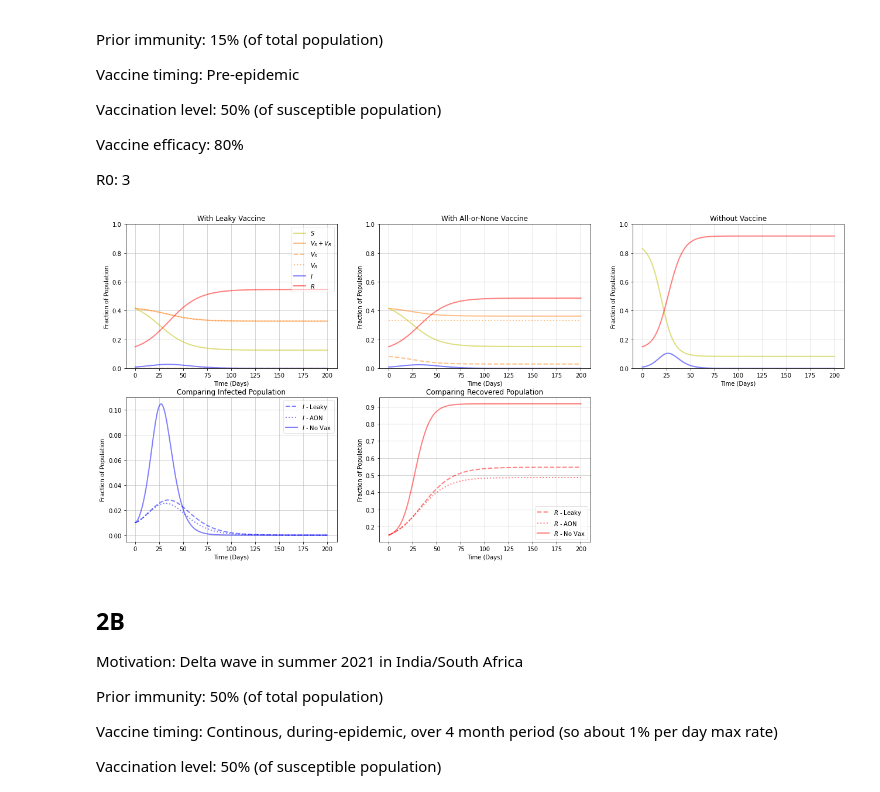
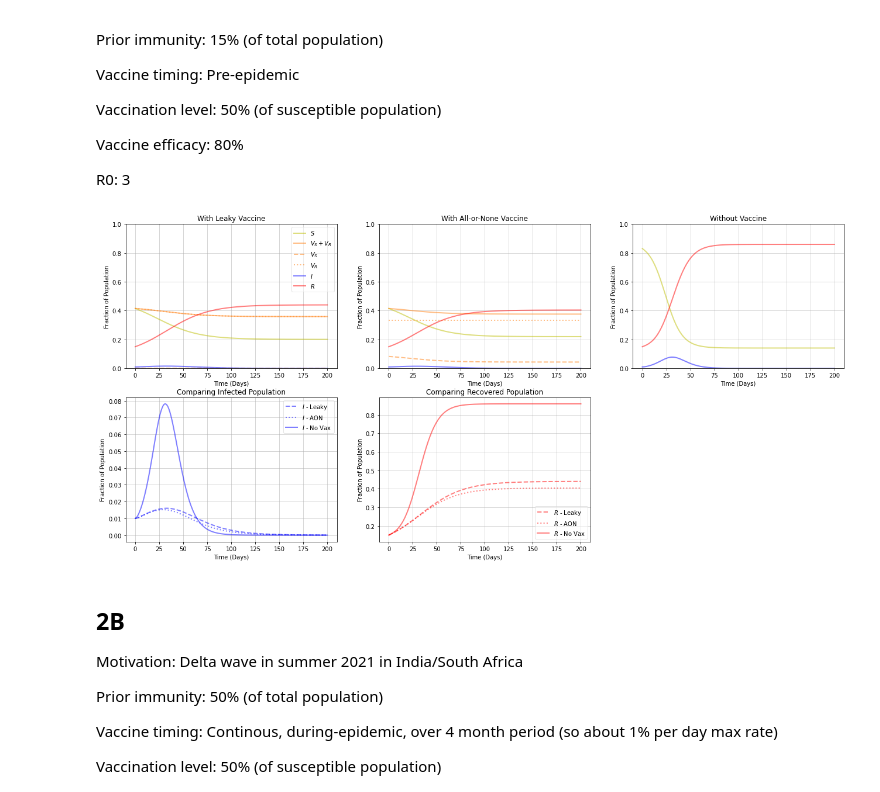
Before and after one commit to anjalika-nande/VaccineEfficacy, a Jupyter notebook: WORKING/Scenarios_contvax_timeseries.ipynb, the cells around one changed output. Saved outputs shown, nothing was run; the diff lists cells and outputs as text; code cells hidden in the pictures.

```diff
--- a/WORKING/Scenarios_contvax_timeseries.ipynb
+++ b/WORKING/Scenarios_contvax_timeseries.ipynb
@@ -117,37 +228,37 @@ Vaccine efficacy: 80%
 R0: 3
 # %%
 ### define parameter values
-sigma = 1/4; gamma = 1/4; R0 = 3; beta = R0 * gamma; t = 200
+sigma = 1/4; gamma = 1/4; R0 = 2.5; beta = R0 * gamma; t = 200
 #fc = 1/eps * (1 - 1/R0)
 
 # initial conditions based on prior immunity
 s0 = 0.83; e0 = 0.01; i0 = 0.01; r0 = 0.15
 y0 = [s0, e0, i0, r0]
 
 # vaccine efficacy
 eps = 0.8
 
 # vaccine timing
 tv = -1
 #v = 0.02 # ln2 / 30.5 (half of S vaccinated by 30 days?)
 
 # vaccination level
 fv = s0 * 0.5
 
 # no vaccination
 sol = solve_ivp(seir_ivp, [0, t], y0, args=(beta, sigma, gamma), dense_output=True, t_eval = np.linspace(0, t, t+1))
 
 ### run model - instantaneous vaccination
 # leaky
 sim_leaky_0_below = run_modified_seir_ivp(y0, t, tv, beta, sigma, gamma, fv, eps, mode = 'leaky')
 
 # aon
 sim_aon_0_below = run_modified_seir_ivp(y0, t, tv, beta, sigma, gamma, fv, eps, mode = 'aon')
 
 ### plot time-series plot
 plot_timeseries(sol.y, sim_leaky_0_below, sim_aon_0_below, savefig=False)
 # %% [output]
-[figure, old version]
+[figure, new version]
 # %% [markdown]
 ## 2B
 
```
Also changed, not shown: parts of 10 cells of this notebook.
